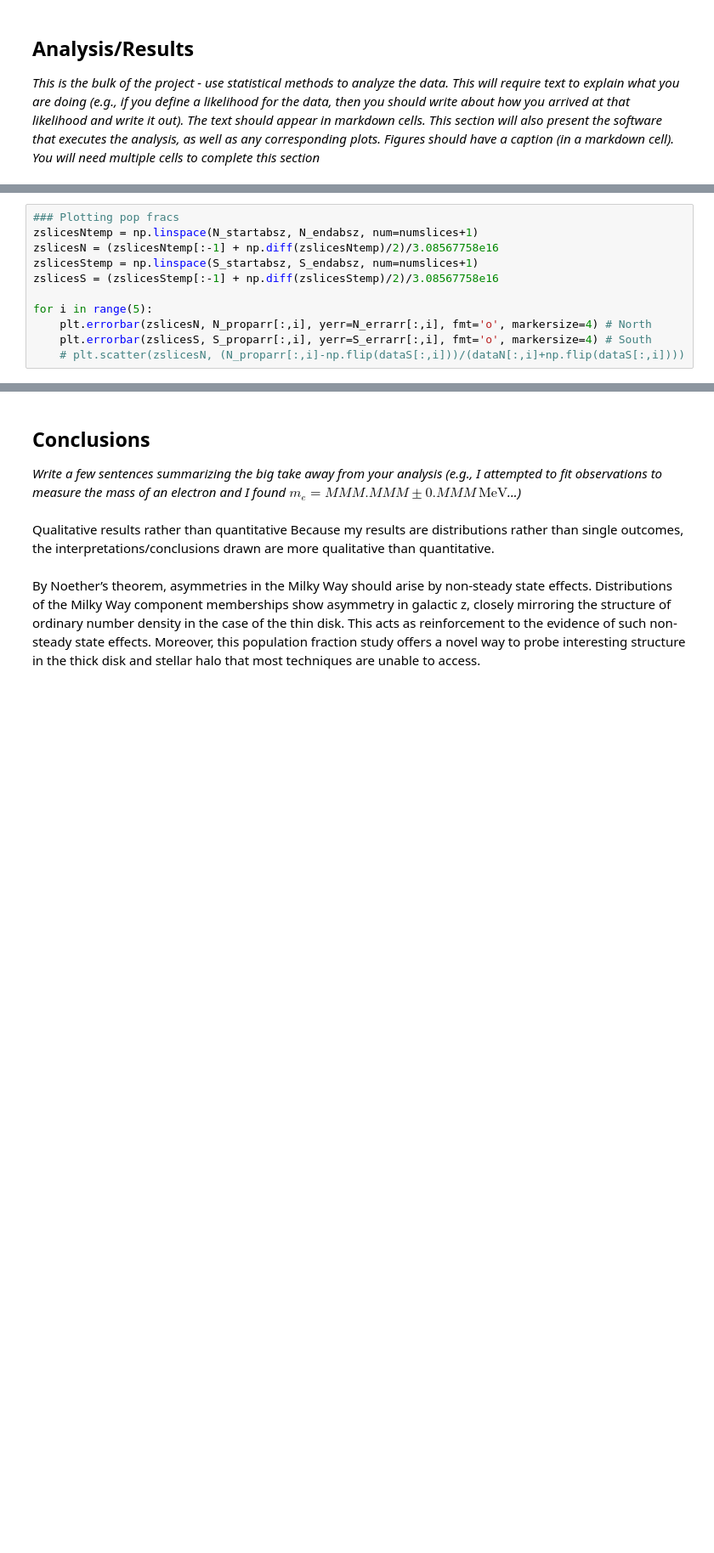
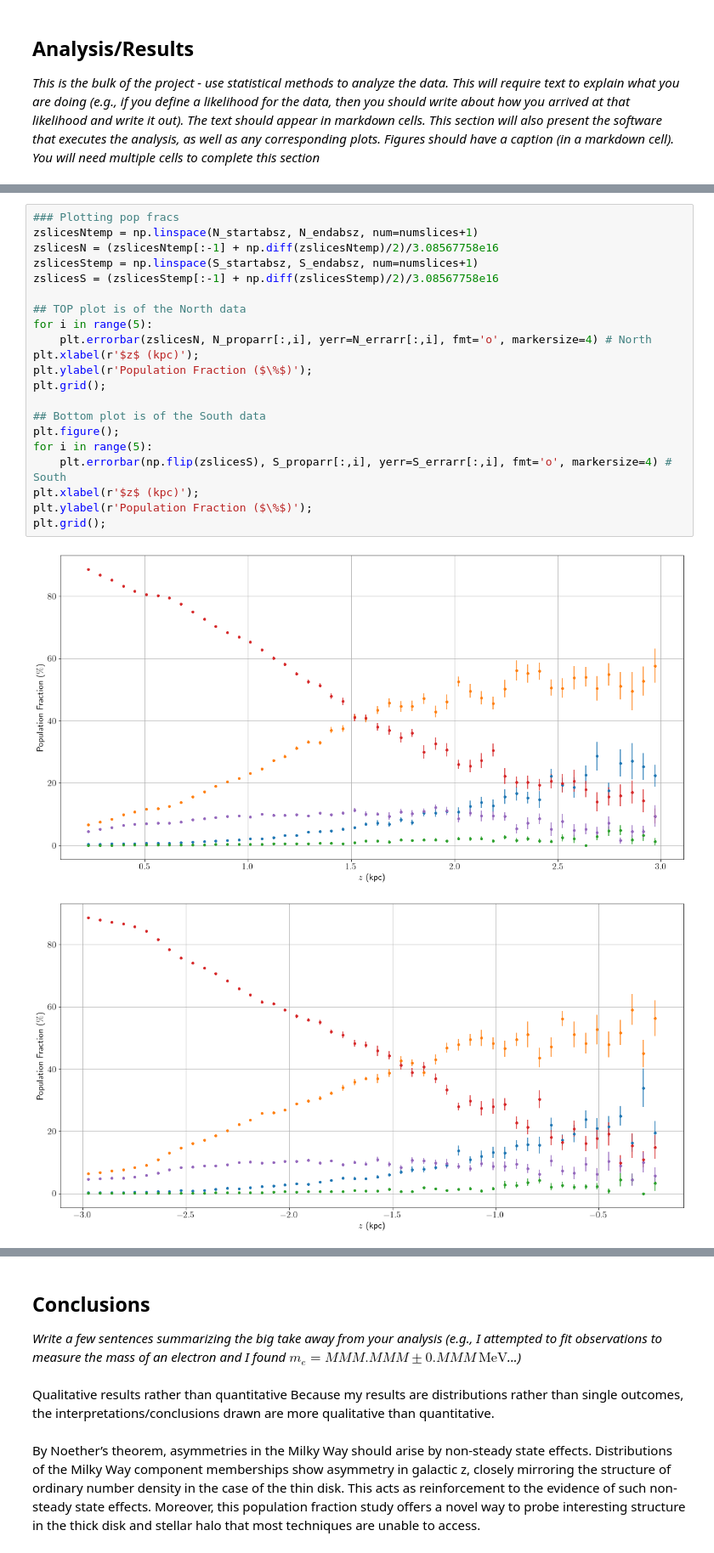
Before and after one commit to jharry99/Data-Analysis-Phys-441, a Jupyter notebook: Final Project - Josh Harry.ipynb, the cells around one changed output, grey strips where cells are left out. Shown at 85% size. Cells and saved outputs as stored; diff of their text form; blank space fills up the shorter version.

```diff
--- a/Final Project - Josh Harry.ipynb
+++ b/Final Project - Josh Harry.ipynb
@@ -530,14 +532,27 @@ S_errarr = np.array(S_errarr, dtype=float)
 # %%
 ### Plotting pop fracs
 zslicesNtemp = np.linspace(N_startabsz, N_endabsz, num=numslices+1)
 zslicesN = (zslicesNtemp[:-1] + np.diff(zslicesNtemp)/2)/3.08567758e16
 zslicesStemp = np.linspace(S_startabsz, S_endabsz, num=numslices+1)
 zslicesS = (zslicesStemp[:-1] + np.diff(zslicesStemp)/2)/3.08567758e16
 
+## TOP plot is of the North data
 for i in range(5):
     plt.errorbar(zslicesN, N_proparr[:,i], yerr=N_errarr[:,i], fmt='o', markersize=4) # North
-    plt.errorbar(zslicesS, S_proparr[:,i], yerr=S_errarr[:,i], fmt='o', markersize=4) # South
-    # plt.scatter(zslicesN, (N_proparr[:,i]-np.flip(dataS[:,i]))/(dataN[:,i]+np.flip(dataS[:,i])))
+plt.xlabel(r'$z$ (kpc)');
+plt.ylabel(r'Population Fraction ($\%$)');
+plt.grid();
+
+## Bottom plot is of the South data
+plt.figure();
+for i in range(5):
+    plt.errorbar(np.flip(zslicesS), S_proparr[:,i], yerr=S_errarr[:,i], fmt='o', markersize=4) # South
+plt.xlabel(r'$z$ (kpc)');
+plt.ylabel(r'Population Fraction ($\%$)');
+plt.grid();
+# %% [output]
+[figure, added]
+[figure, added]
 # %% [markdown]
 ### Results
 #### Population Fraction Distribution
```
Also changed, not shown: parts of 11 cells of this notebook.
